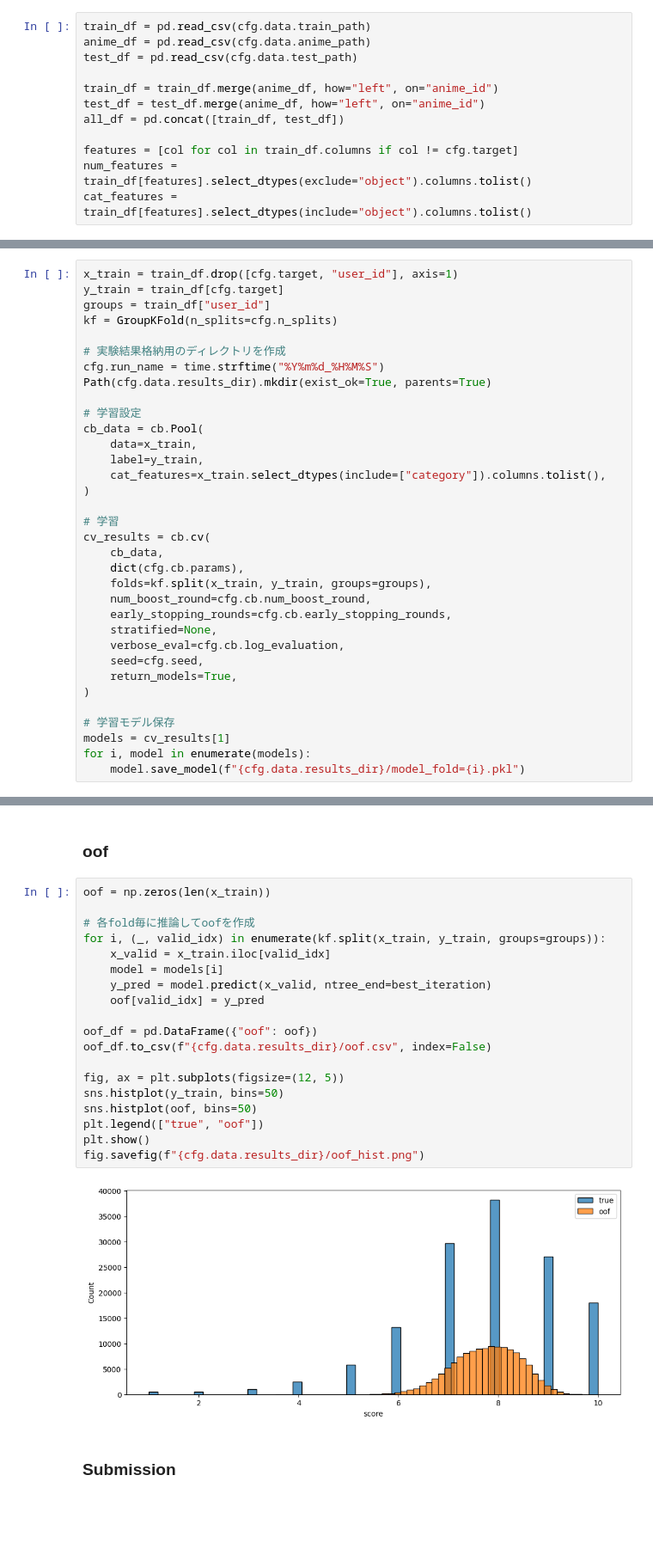
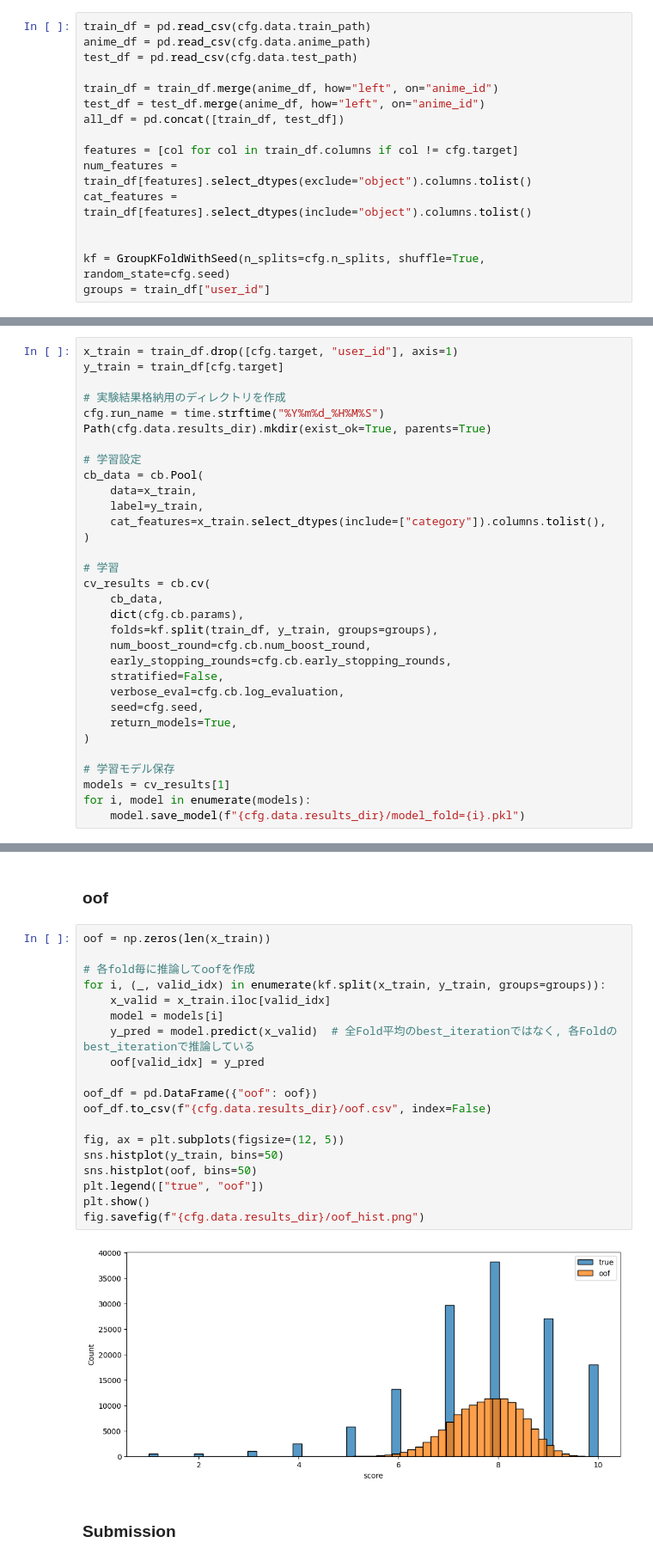
Before and after one commit to yumizu-da/atmaCup17, a Jupyter notebook: exp/002/run.ipynb, the cells around one changed output, grey strips where cells are left out. Shown at 86% size. Drawn from its saved outputs; the diff is of its cells as text; blank space fills up the shorter version.

Commit message:
exp002を再実装. 自作GroupKFoldとTargetEncoding追加

```diff
--- a/exp/002/run.ipynb
+++ b/exp/002/run.ipynb
@@ -53,6 +53,10 @@ all_df = pd.concat([train_df, test_df])
 features = [col for col in train_df.columns if col != cfg.target]
 num_features = train_df[features].select_dtypes(exclude="object").columns.tolist()
 cat_features = train_df[features].select_dtypes(include="object").columns.tolist()
+
+
+kf = GroupKFoldWithSeed(n_splits=cfg.n_splits, shuffle=True, random_state=cfg.seed)
+groups = train_df["user_id"]
 # %% [markdown]
 ### 特徴量加工
 # %%
@@ -79,8 +91,6 @@ for col in cat_features:
 # %%
 x_train = train_df.drop([cfg.target, "user_id"], axis=1)
 y_train = train_df[cfg.target]
-groups = train_df["user_id"]
-kf = GroupKFold(n_splits=cfg.n_splits)
 
 # 実験結果格納用のディレクトリを作成
 cfg.run_name = time.strftime("%Y%m%d_%H%M%S")
@@ -97,10 +107,10 @@ cb_data = cb.Pool(
 cv_results = cb.cv(
     cb_data,
     dict(cfg.cb.params),
-    folds=kf.split(x_train, y_train, groups=groups),
+    folds=kf.split(train_df, y_train, groups=groups),
     num_boost_round=cfg.cb.num_boost_round,
     early_stopping_rounds=cfg.cb.early_stopping_rounds,
-    stratified=None,
+    stratified=False,
     verbose_eval=cfg.cb.log_evaluation,
     seed=cfg.seed,
     return_models=True,
@@ -174,24 +184,24 @@ fig.savefig(f"{cfg.data.results_dir}/feature_importance.png")
 # %%
 oof = np.zeros(len(x_train))
 
 # 各fold毎に推論してoofを作成
 for i, (_, valid_idx) in enumerate(kf.split(x_train, y_train, groups=groups)):
     x_valid = x_train.iloc[valid_idx]
     model = models[i]
-    y_pred = model.predict(x_valid, ntree_end=best_iteration)
+    y_pred = model.predict(x_valid)  # 全Fold平均のbest_iterationではなく, 各Foldのbest_iterationで推論している
     oof[valid_idx] = y_pred
 
 oof_df = pd.DataFrame({"oof": oof})
 oof_df.to_csv(f"{cfg.data.results_dir}/oof.csv", index=False)
 
 fig, ax = plt.subplots(figsize=(12, 5))
 sns.histplot(y_train, bins=50)
 sns.histplot(oof, bins=50)
 plt.legend(["true", "oof"])
 plt.show()
 fig.savefig(f"{cfg.data.results_dir}/oof_hist.png")
 # %% [output]
-[figure, old version]
+[figure, new version]
 # %% [markdown]
 ### Submission
 # %%
```
Also changed, not shown: parts of 6 cells of this notebook, 6 other files.
